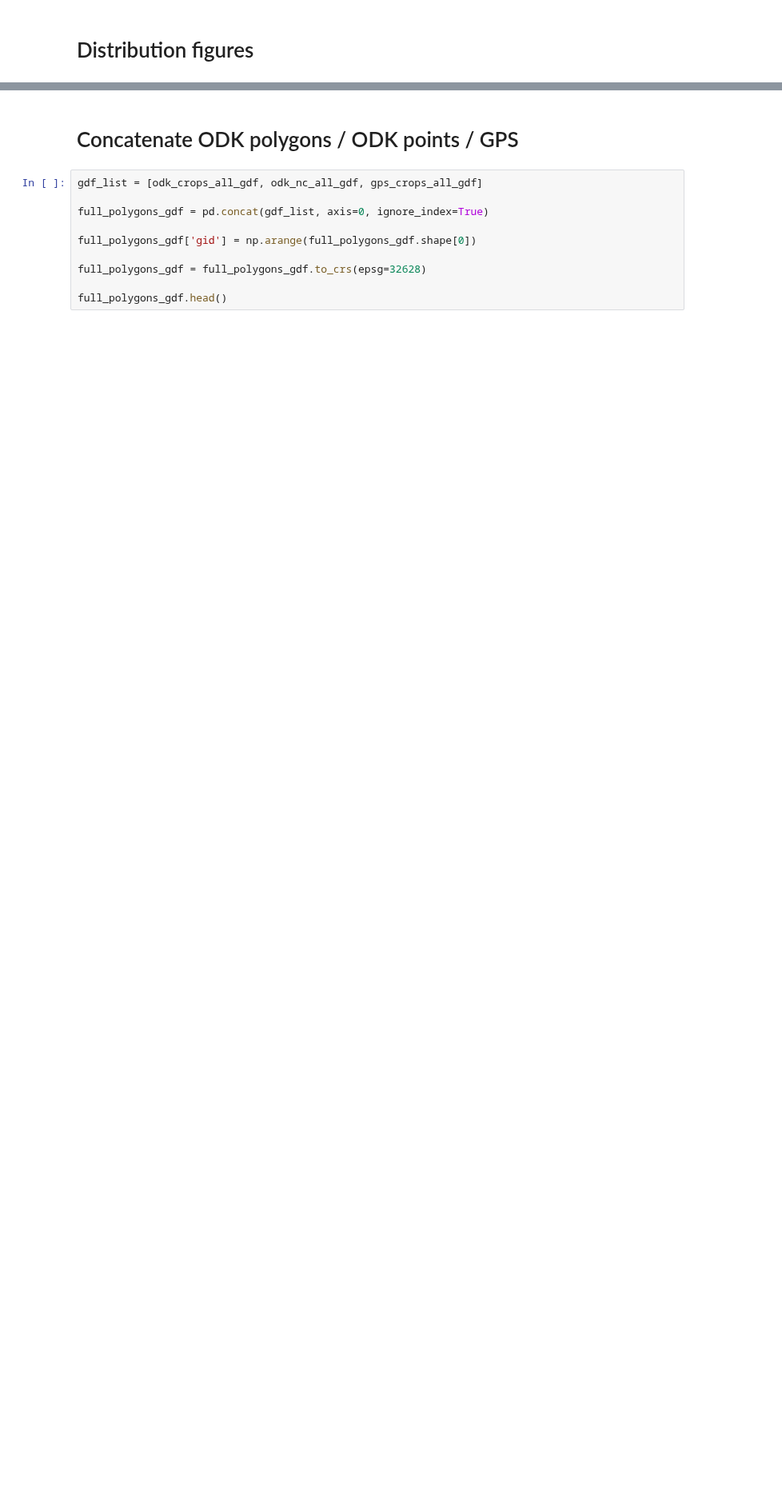
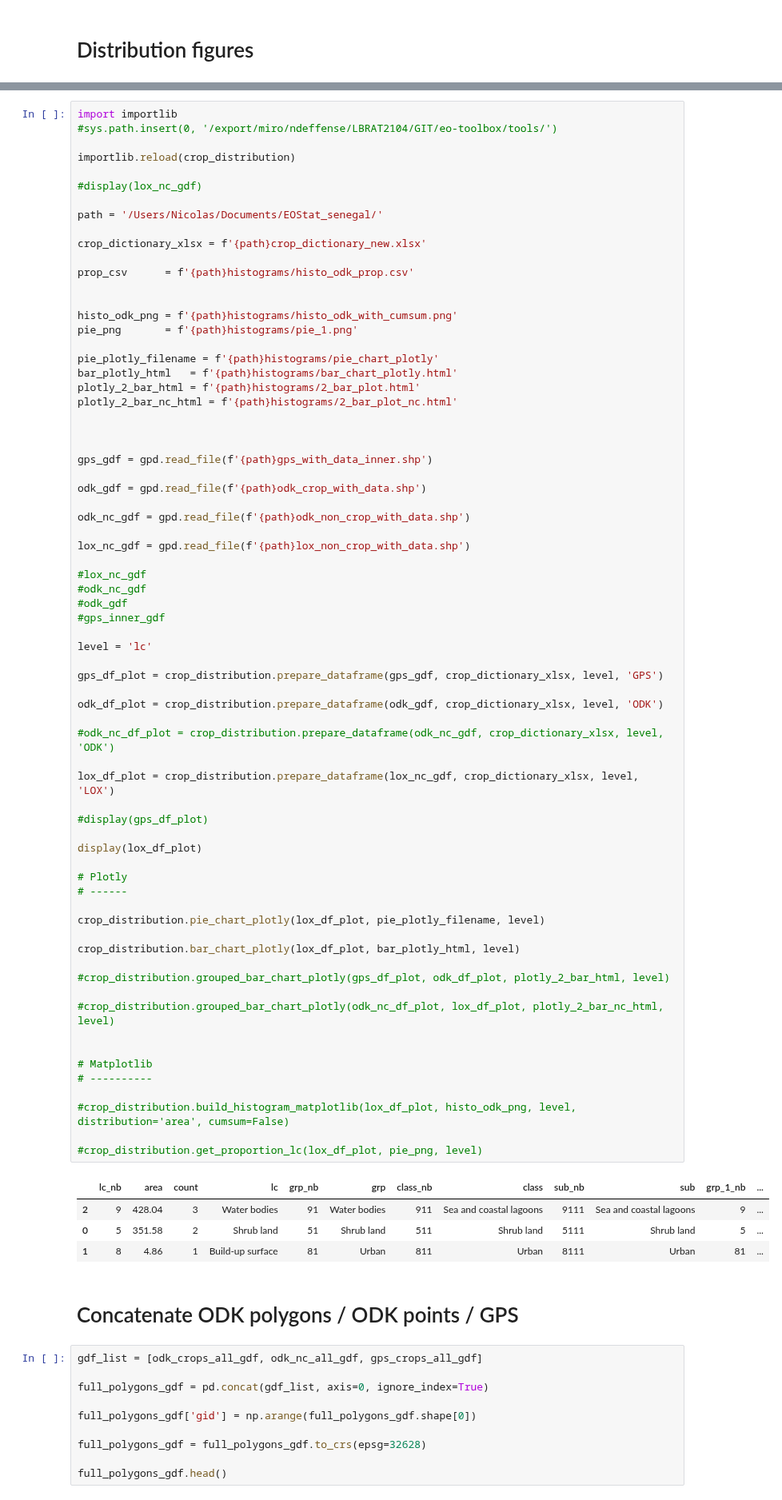
Before and after one commit to nicolasdeffense/eo-toolbox, a Jupyter notebook: notebooks_working/EOStat/clean_in_situ_senegal.ipynb, the cells around one changed output, grey strips where cells are left out. Shown at 80% size. Saved outputs shown, nothing was run; the diff lists cells and outputs as text; blank space fills up the shorter version.

Commit message:
plotly

```diff
--- a/notebooks_working/EOStat/clean_in_situ_senegal.ipynb
+++ b/notebooks_working/EOStat/clean_in_situ_senegal.ipynb
@@ -514,3 +490,78 @@ KeyboardInterrupt:
+# %%
+import importlib
+#sys.path.insert(0, '/export/miro/ndeffense/LBRAT2104/GIT/eo-toolbox/tools/')
+
+importlib.reload(crop_distribution)
+
+#display(lox_nc_gdf)
+
+path = '/Users/Nicolas/Documents/EOStat_senegal/'
+
+crop_dictionary_xlsx = f'{path}crop_dictionary_new.xlsx'
+
+prop_csv      = f'{path}histograms/histo_odk_prop.csv'
+
+
+histo_odk_png = f'{path}histograms/histo_odk_with_cumsum.png'
+pie_png       = f'{path}histograms/pie_1.png'
+
+pie_plotly_filename = f'{path}histograms/pie_chart_plotly'
+bar_plotly_html   = f'{path}histograms/bar_chart_plotly.html'
+plotly_2_bar_html = f'{path}histograms/2_bar_plot.html'
+plotly_2_bar_nc_html = f'{path}histograms/2_bar_plot_nc.html'
+
+
+
+gps_gdf = gpd.read_file(f'{path}gps_with_data_inner.shp')
+
+odk_gdf = gpd.read_file(f'{path}odk_crop_with_data.shp')
+
+odk_nc_gdf = gpd.read_file(f'{path}odk_non_crop_with_data.shp')
+
+lox_nc_gdf = gpd.read_file(f'{path}lox_non_crop_with_data.shp')
+
+#lox_nc_gdf
+#odk_nc_gdf
+#odk_gdf
+#gps_inner_gdf
+
+level = 'lc'
+
+gps_df_plot = crop_distribution.prepare_dataframe(gps_gdf, crop_dictionary_xlsx, level, 'GPS')
+
+odk_df_plot = crop_distribution.prepare_dataframe(odk_gdf, crop_dictionary_xlsx, level, 'ODK')
+
+#odk_nc_df_plot = crop_distribution.prepare_dataframe(odk_nc_gdf, crop_dictionary_xlsx, level, 'ODK')
+
+lox_df_plot = crop_distribution.prepare_dataframe(lox_nc_gdf, crop_dictionary_xlsx, level, 'LOX')
+
+#display(gps_df_plot)
+
+display(lox_df_plot)
+
+# Plotly
+# ------
+
+crop_distribution.pie_chart_plotly(lox_df_plot, pie_plotly_filename, level)
+
+crop_distribution.bar_chart_plotly(lox_df_plot, bar_plotly_html, level)
+
+#crop_distribution.grouped_bar_chart_plotly(gps_df_plot, odk_df_plot, plotly_2_bar_html, level)
+
+#crop_distribution.grouped_bar_chart_plotly(odk_nc_df_plot, lox_df_plot, plotly_2_bar_nc_html, level)
+
+
+# Matplotlib
+# ----------
+
+#crop_distribution.build_histogram_matplotlib(lox_df_plot, histo_odk_png, level, distribution='area', cumsum=False)
+
+#crop_distribution.get_proportion_lc(lox_df_plot, pie_png, level)
+# %% [output]
+|  | lc_nb | area | count | lc | grp_nb | grp | class_nb | class | sub_nb | sub | grp_1_nb | ... |
+| 2 | 9 | 428.04 | 3 | Water bodies | 91 | Water bodies | 911 | Sea and coastal lagoons | 9111 | Sea and coastal lagoons | 9 | ... |
+| 0 | 5 | 351.58 | 2 | Shrub land | 51 | Shrub land | 511 | Shrub land | 5111 | Shrub land | 5 | ... |
+| 1 | 8 | 4.86 | 1 | Build-up surface | 81 | Urban | 811 | Urban | 8111 | Urban | 81 | ... |
 # %% [markdown]
 # Concatenate ODK polygons / ODK points / GPS
 # %%
```
Also changed, not shown: parts of 3 cells of this notebook, 1 other file.
